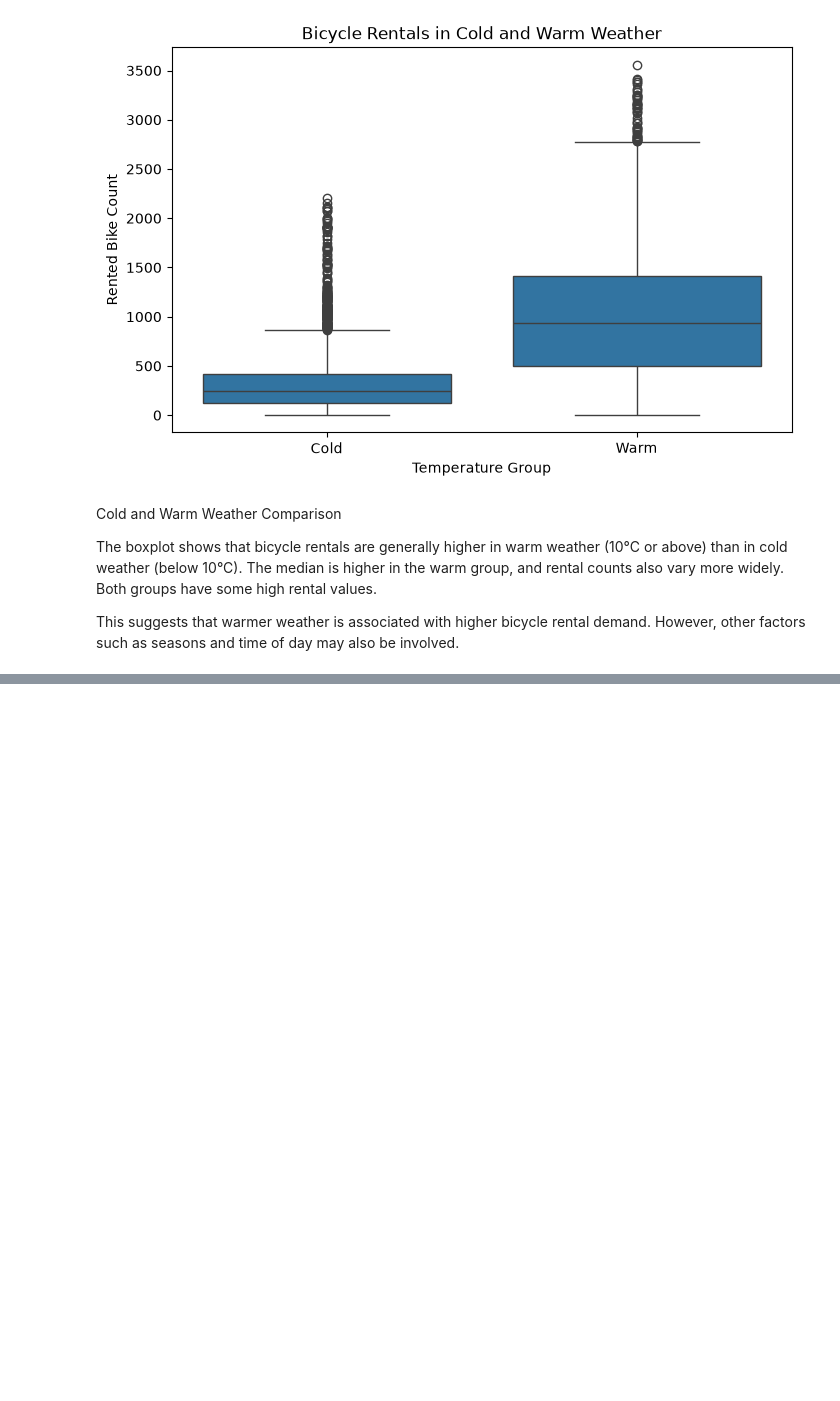
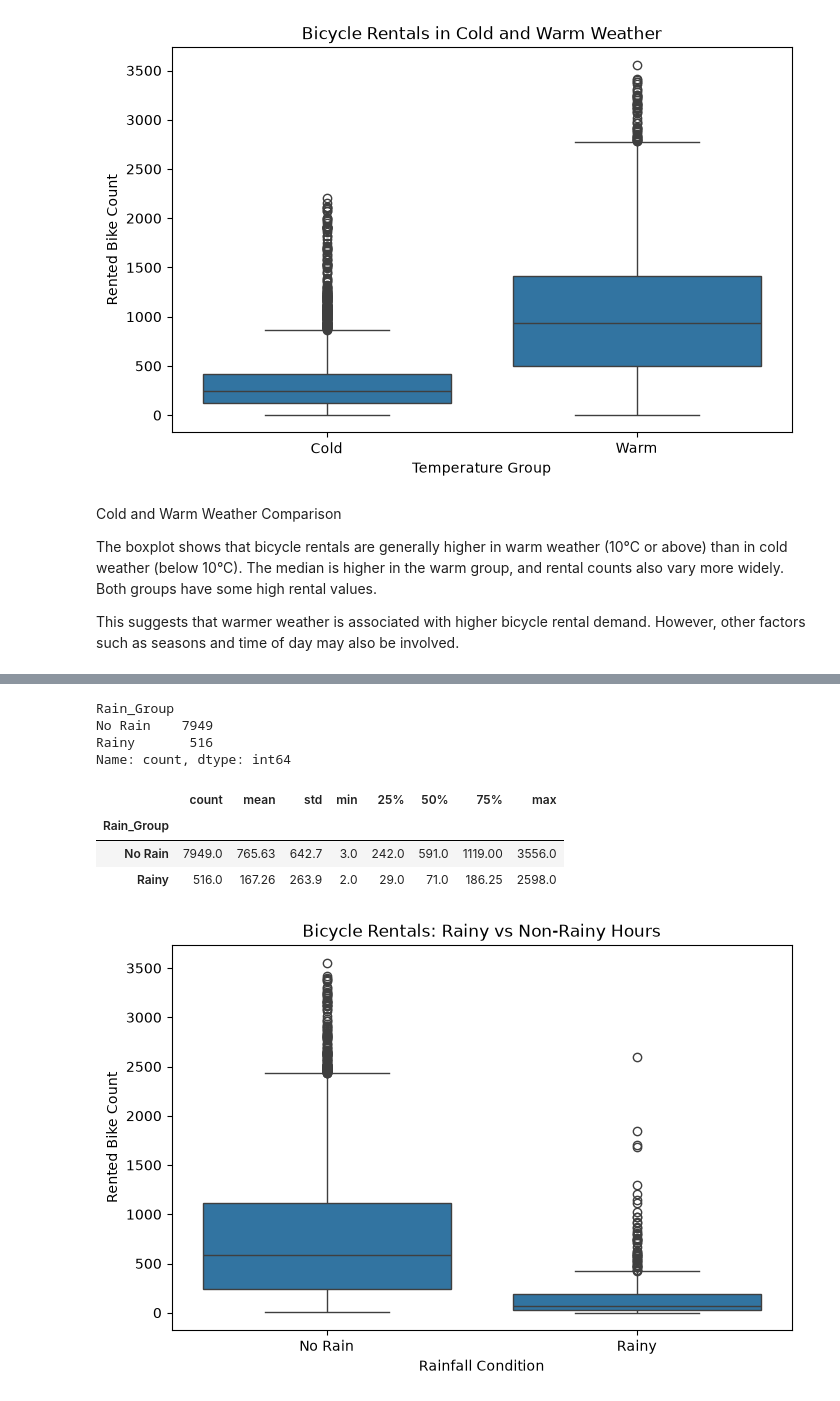
Before and after one commit to Munkhzaya-pom/statistic-sep-26, a Jupyter notebook: CA2_stats_sep_26/CA2_stats_sep_26.ipynb, the cells around one changed output, grey strips where cells are left out. Cells and saved outputs as stored; diff of their text form; code cells hidden in the pictures; blank space fills up the shorter version.

Commit message:
boxplot of rainfall and snowfall weather

```diff
--- a/CA2_stats_sep_26/CA2_stats_sep_26.ipynb
+++ b/CA2_stats_sep_26/CA2_stats_sep_26.ipynb
@@ -475,0 +486,34 @@ This suggests that warmer weather is associated with higher bicycle rental deman
+# %%
+#create rainy and non-rainy groups
+
+df_active["Rain_Group"] = np.where(df_active["Rainfall(mm)"] > 0, "Rainy", "No Rain")
+
+df_active["Rain_Group"].value_counts()
+# %% [output]
+Rain_Group
+No Rain    7949
+Rainy       516
+Name: count, dtype: int64
+# %%
+#compare bicycle rentals in rainy and non-rainy hours
+
+df_active.groupby("Rain_Group")["Rented Bike Count"].describe().round(2)
+# %% [output]
+|  | count | mean | std | min | 25% | 50% | 75% | max |
+| Rain_Group |  |  |  |  |  |  |  |  |
+| No Rain | 7949.0 | 765.63 | 642.7 | 3.0 | 242.0 | 591.0 | 1119.00 | 3556.0 |
+| Rainy | 516.0 | 167.26 | 263.9 | 2.0 | 29.0 | 71.0 | 186.25 | 2598.0 |
+# %%
+#bicycle rental comparison by rainfall
+
+plt.figure(figsize = (8, 5))
+
+sns.boxplot(data = df_active,x = "Rain_Group",y = "Rented Bike Count",order = ["No Rain", "Rainy"])
+
+plt.title("Bicycle Rentals: Rainy vs Non-Rainy Hours")
+plt.xlabel("Rainfall Condition")
+plt.ylabel("Rented Bike Count")
+
+plt.show()
+# %% [output]
+[figure, added]
```
Also changed, not shown: parts of 7 cells of this notebook.
